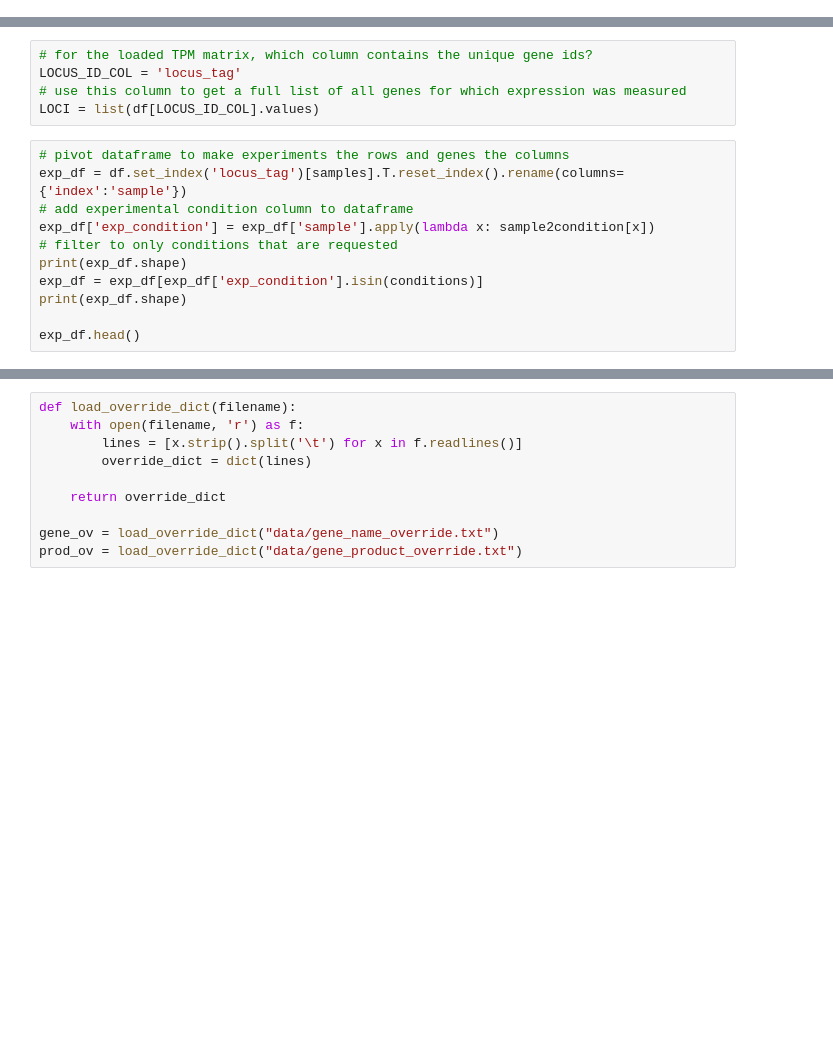
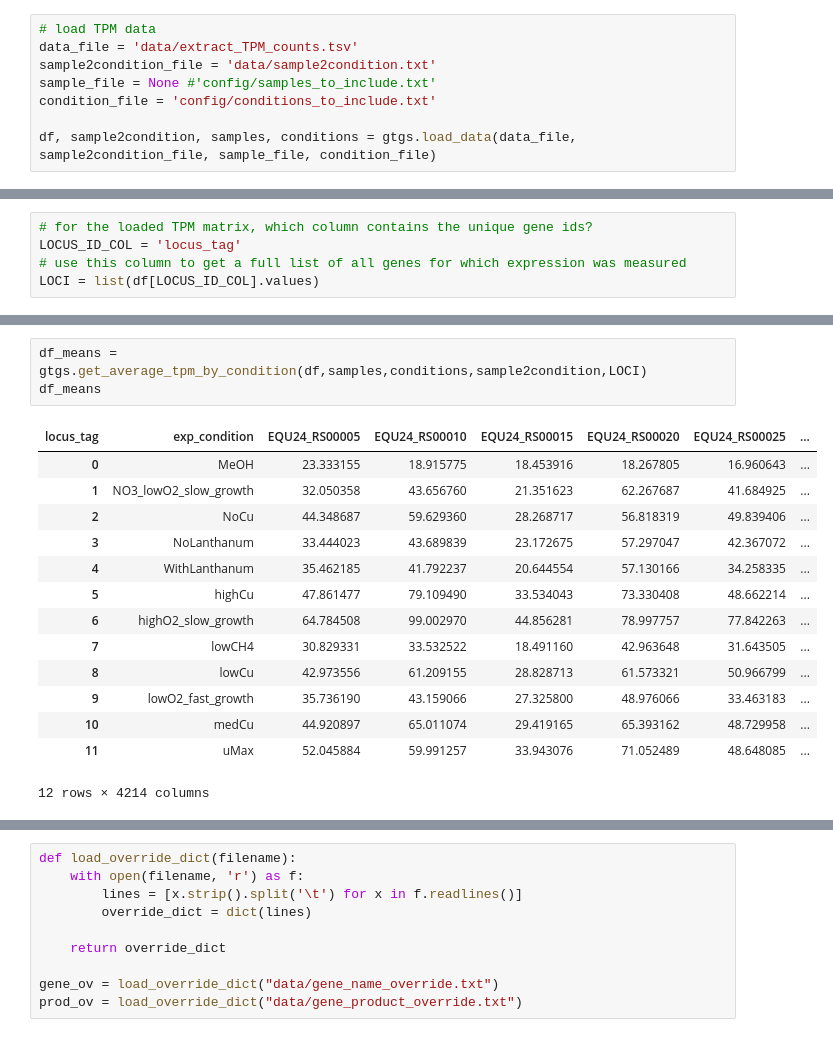
Before and after one commit to erinhwilson/promoter-id-from-rnaseq, a Jupyter notebook: tpm-data-exploration.ipynb, the cells around one changed output, grey strips where cells are left out. Cells and saved outputs as stored; diff of their text form; blank space fills up the shorter version.

Commit message:
add data load wrapper, update exploratory notebook to use script functions

```diff
--- a/tpm-data-exploration.ipynb
+++ b/tpm-data-exploration.ipynb
@@ -41,3 +16,11 @@ with open('config/conditions_to_include.txt','r') as f:
+# %%
+# load TPM data
+data_file = 'data/extract_TPM_counts.tsv'
+sample2condition_file = 'data/sample2condition.txt'
+sample_file = None #'config/samples_to_include.txt'
+condition_file = 'config/conditions_to_include.txt'
+
+df, sample2condition, samples, conditions = gtgs.load_data(data_file, sample2condition_file, sample_file, condition_file)
 # %%
 df.head()
 # %% [output]
@@ -53,14 +93,3 @@ df.head()
 LOCUS_ID_COL = 'locus_tag'
 # use this column to get a full list of all genes for which expression was measured
 LOCI = list(df[LOCUS_ID_COL].values)
-# %%
-# pivot dataframe to make experiments the rows and genes the columns
-exp_df = df.set_index('locus_tag')[samples].T.reset_index().rename(columns={'index':'sample'})
-# add experimental condition column to dataframe
-exp_df['exp_condition'] = exp_df['sample'].apply(lambda x: sample2condition[x])
-# filter to only conditions that are requested
-print(exp_df.shape)
-exp_df = exp_df[exp_df['exp_condition'].isin(conditions)]
-print(exp_df.shape)
-
-exp_df.head()
@@ -76,0 +96,18 @@ exp_df.head()
+# %%
+df_means = gtgs.get_average_tpm_by_condition(df,samples,conditions,sample2condition,LOCI)
+df_means
+# %% [output]
+| locus_tag | exp_condition | EQU24_RS00005 | EQU24_RS00010 | EQU24_RS00015 | EQU24_RS00020 | EQU24_RS00025 | ... |
+| 0 | MeOH | 23.333155 | 18.915775 | 18.453916 | 18.267805 | 16.960643 | ... |
+| 1 | NO3_lowO2_slow_growth | 32.050358 | 43.656760 | 21.351623 | 62.267687 | 41.684925 | ... |
+| 2 | NoCu | 44.348687 | 59.629360 | 28.268717 | 56.818319 | 49.839406 | ... |
+| 3 | NoLanthanum | 33.444023 | 43.689839 | 23.172675 | 57.297047 | 42.367072 | ... |
+| 4 | WithLanthanum | 35.462185 | 41.792237 | 20.644554 | 57.130166 | 34.258335 | ... |
+| 5 | highCu | 47.861477 | 79.109490 | 33.534043 | 73.330408 | 48.662214 | ... |
+| 6 | highO2_slow_growth | 64.784508 | 99.002970 | 44.856281 | 78.997757 | 77.842263 | ... |
+| 7 | lowCH4 | 30.829331 | 33.532522 | 18.491160 | 42.963648 | 31.643505 | ... |
+| 8 | lowCu | 42.973556 | 61.209155 | 28.828713 | 61.573321 | 50.966799 | ... |
+| 9 | lowO2_fast_growth | 35.736190 | 43.159066 | 27.325800 | 48.976066 | 33.463183 | ... |
+| 10 | medCu | 44.920897 | 65.011074 | 29.419165 | 65.393162 | 48.729958 | ... |
+| 11 | uMax | 52.045884 | 59.991257 | 33.943076 | 71.052489 | 48.648085 | ... |
+12 rows × 4214 columns
```
Also changed, not shown: parts of 23 cells of this notebook, 1 other file.
